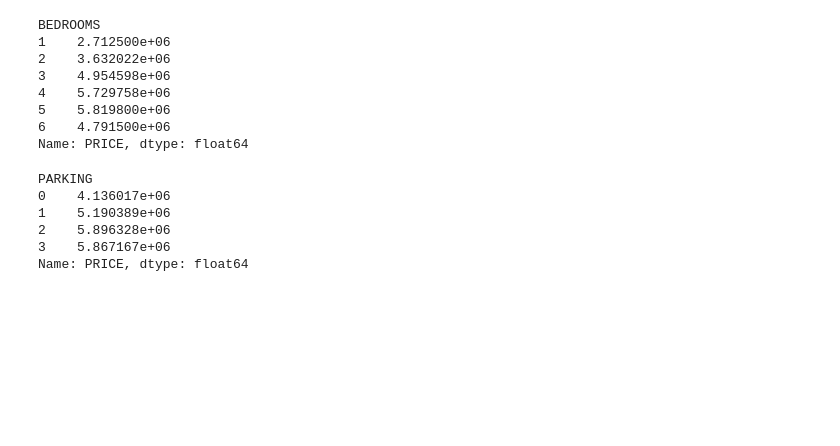
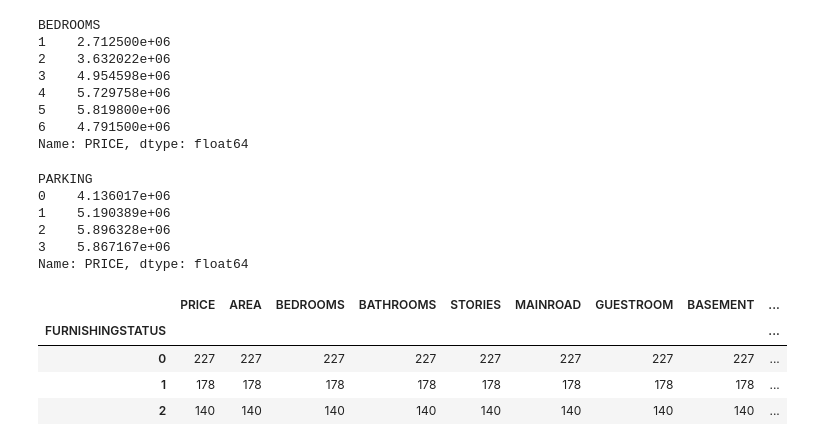
Before and after one commit to babiswas/pandasrepo, a Jupyter notebook: Housing.ipynb, the cells around one changed output. Saved outputs shown, nothing was run; the diff lists cells and outputs as text; code cells hidden in the pictures; blank space fills up the shorter version.

```diff
--- a/Housing.ipynb
+++ b/Housing.ipynb
@@ -441,3 +441,11 @@ PARKING
 2    5.896328e+06
 3    5.867167e+06
 Name: PRICE, dtype: float64
+# %%
+df.groupby('FURNISHINGSTATUS').count()
+# %% [output]
+|  | PRICE | AREA | BEDROOMS | BATHROOMS | STORIES | MAINROAD | GUESTROOM | BASEMENT | ... |
+| FURNISHINGSTATUS |  |  |  |  |  |  |  |  | ... |
+| 0 | 227 | 227 | 227 | 227 | 227 | 227 | 227 | 227 | ... |
+| 1 | 178 | 178 | 178 | 178 | 178 | 178 | 178 | 178 | ... |
+| 2 | 140 | 140 | 140 | 140 | 140 | 140 | 140 | 140 | ... |
```
Also changed, not shown: parts of 3 cells of this notebook.
